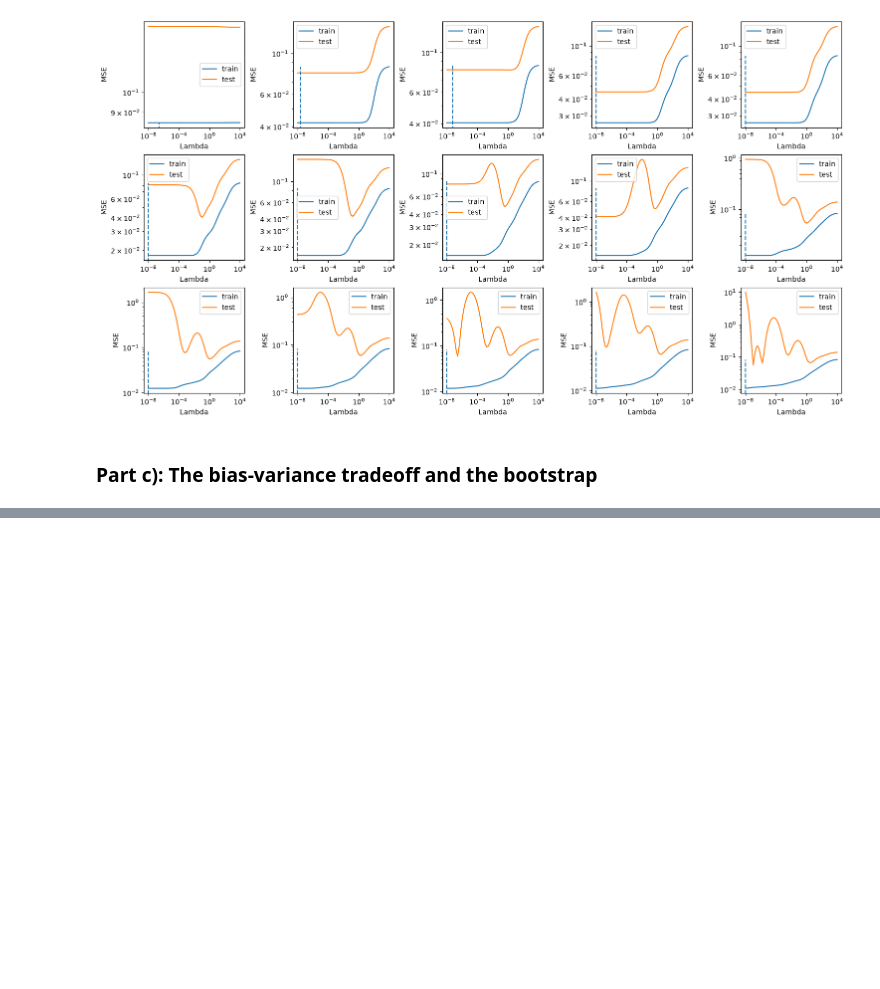
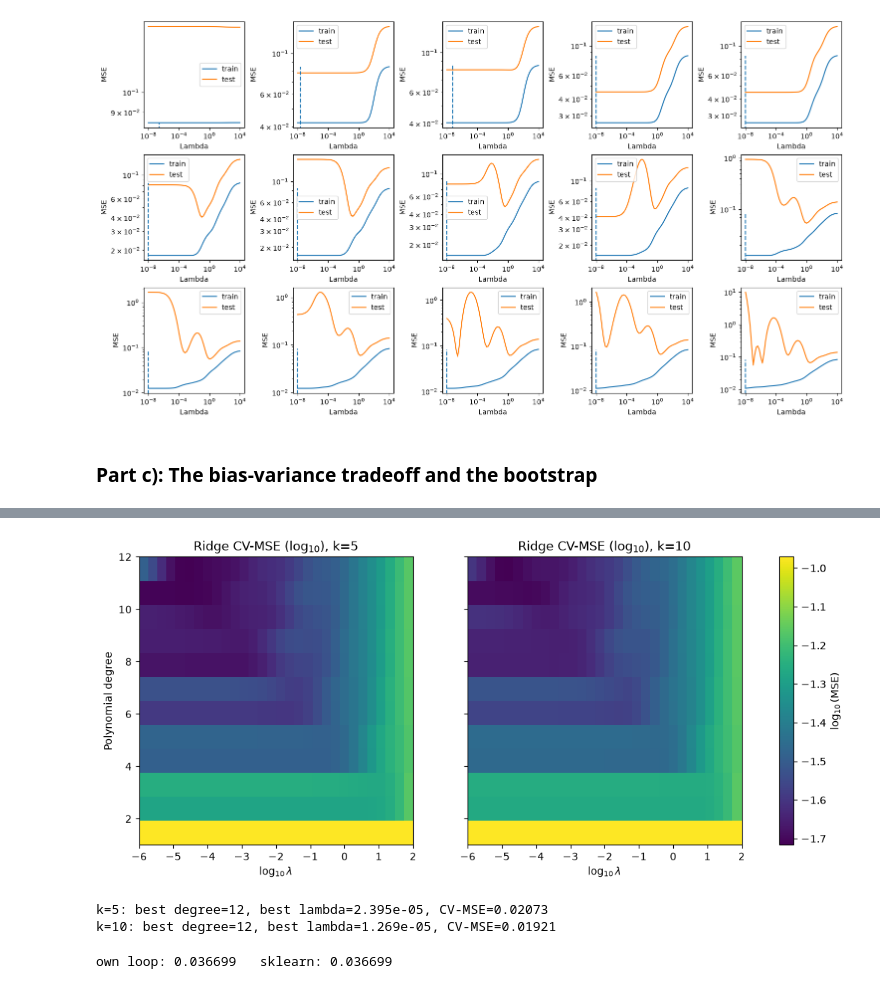
Before and after one commit to lukasMK01/FYS-STK4155, a Jupyter notebook: project_1/wip_project1.ipynb, the cells around one changed output, grey strips where cells are left out. Saved outputs shown, nothing was run; the diff lists cells and outputs as text; code cells hidden in the pictures; blank space fills up the shorter version.

```diff
--- a/project_1/wip_project1.ipynb
+++ b/project_1/wip_project1.ipynb
@@ -313,0 +402,80 @@ TypeError: object of type 'int' has no len()
+# %%
+def cv_mse_ridge_grid(x, y, degrees, lambdas, k, seed=2026):
+    """k-fold CV MSE for Ridge over a (degree, lambda) grid."""
+    kf = KFold(n_splits=k, shuffle=True, random_state=seed)
+    mse_grid = np.zeros((len(degrees), len(lambdas)))
+    for i, degree in enumerate(degrees):
+        for j, lmb in enumerate(lambdas):
+            pipe = make_pipeline(PolynomialFeatures(degree=degree),
+                                  StandardScaler(),
+                                  Ridge(alpha=lmb))
+            scores = -cross_val_score(pipe, x, y, cv=kf,
+                                       scoring="neg_mean_squared_error")
+            mse_grid[i, j] = scores.mean()
+    return mse_grid
+
+n_ridge = 100
+x_r, y_r, _, _ = generate_data(n=n_ridge, sigma=0.1, seed=2026)
+x_r = x_r.reshape(-1, 1)
+
+degrees_ridge = list(range(1, 13))
+lambdas = np.logspace(-6, 2, 30)
+
+mse_ridge_k5  = cv_mse_ridge_grid(x_r, y_r, degrees_ridge, lambdas, k=5)
+mse_ridge_k10 = cv_mse_ridge_grid(x_r, y_r, degrees_ridge, lambdas, k=10)
+
+fig, axes = plt.subplots(1, 2, figsize=(13, 5), sharey=True)
+for ax, grid, k in zip(axes, (mse_ridge_k5, mse_ridge_k10), (5, 10)):
+    im = ax.imshow(np.log10(grid), aspect="auto", origin="lower",
+                    extent=[np.log10(lambdas[0]), np.log10(lambdas[-1]),
+                            degrees_ridge[0], degrees_ridge[-1]])
+    ax.set_xlabel(r"$\log_{10}\lambda$")
+    ax.set_title(f"Ridge CV-MSE (log$_{{10}}$), k={k}")
+axes[0].set_ylabel("Polynomial degree")
+fig.colorbar(im, ax=axes, label=r"$\log_{10}$(MSE)")
+plt.show()
+
+for grid, k in zip((mse_ridge_k5, mse_ridge_k10), (5, 10)):
+    i_best, j_best = np.unravel_index(np.argmin(grid), grid.shape)
+    print(f"k={k}: best degree={degrees_ridge[i_best]}, "
+          f"best lambda={lambdas[j_best]:.4g}, CV-MSE={grid[i_best, j_best]:.5f}")
+# %% [output]
+[figure, added]
+k=5: best degree=12, best lambda=2.395e-05, CV-MSE=0.02073
+k=10: best degree=12, best lambda=1.269e-05, CV-MSE=0.01921
+# %%
+# Optionally, you can
+# also write your own k-fold cross-validation code and check that it reproduces the Scikit-Learn
+# results when the two use the same fold assignment
+
+def my_kfold_ridge_mse(x, y, degree, lmb, k, seed=2026):
+    kf = KFold(n_splits=k, shuffle=True, random_state=seed)
+    poly = PolynomialFeatures(degree=degree)
+    fold_mse = np.zeros(k)
+    for j, (train_idx, test_idx) in enumerate(kf.split(x)):
+        x_train, y_train = x[train_idx], y[train_idx]
+        x_test,  y_test  = x[test_idx],  y[test_idx]
+
+        X_train = poly.fit_transform(x_train)
+        X_test  = poly.transform(x_test)
+
+        scaler = StandardScaler().fit(X_train)
+        ridge = Ridge(alpha=lmb).fit(scaler.transform(X_train), y_train)
+
+        y_pred = ridge.predict(scaler.transform(X_test))
+        fold_mse[j] = np.mean((y_pred - y_test) ** 2)
+    return fold_mse.mean()
+
+# Sanity check against cross_val_score, at one (degree, lambda) point
+degree_check, lmb_check, k_check = 6, 1.0, 5
+mine = my_kfold_ridge_mse(x_r, y_r, degree_check, lmb_check, k_check)
+
+kf = KFold(n_splits=k_check, shuffle=True, random_state=2026)
+pipe = make_pipeline(PolynomialFeatures(degree=degree_check),
+                      StandardScaler(), Ridge(alpha=lmb_check))
+sklearn_mse = -cross_val_score(pipe, x_r, y_r, cv=kf,
+                                scoring="neg_mean_squared_error").mean()
+
+print(f"own loop: {mine:.6f}   sklearn: {sklearn_mse:.6f}")
+# %% [output]
+own loop: 0.036699   sklearn: 0.036699
```
Also changed, not shown: parts of 6 cells of this notebook.
